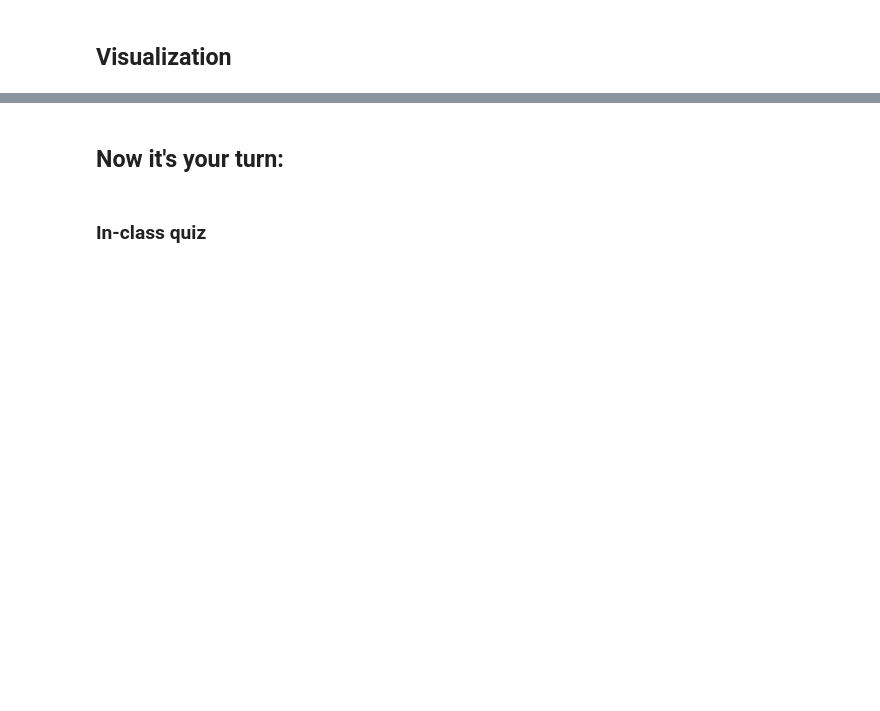
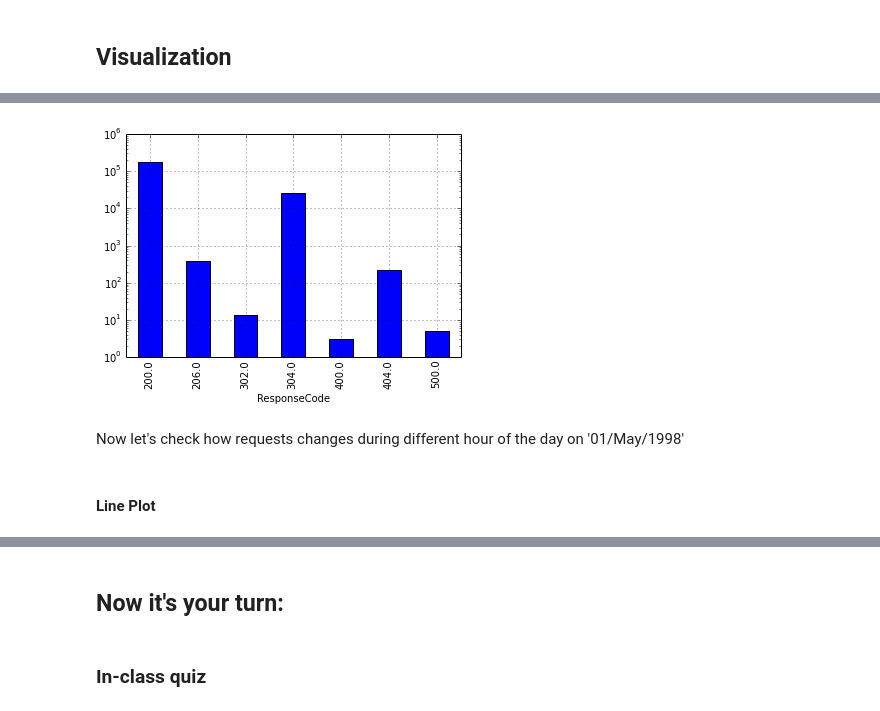
Before and after one commit to abhinavrathi/ids-fa16, a Jupyter notebook: lab2/lab2.ipynb, the cells around one changed output, grey strips where cells are left out. Saved outputs shown, nothing was run; the diff lists cells and outputs as text; code cells hidden in the pictures; blank space fills up the shorter version.

```diff
--- a/lab2/lab2.ipynb
+++ b/lab2/lab2.ipynb
@@ -178,0 +234,11 @@ array([[<matplotlib.axes.AxesSubplot object at 0x...>]], dtype=object)
+# %%
+# Since the diferences between the counts are huge, use logy y-axis
+ax = grouped.size().plot(kind='bar')
+ax.set_yscale('log', nonposy='clip')# the 'noposy='clip'' is to replace the invalid log(0) with a very small positive one
+                                  # while doing the log-scale transition.
+# %% [output]
+[figure, added]
+# %% [markdown]
+Now let's check how requests changes during different hour of the day on '01/May/1998'
+# %% [markdown]
+#### Line Plot
```
Also changed, not shown: parts of 39 cells of this notebook.
